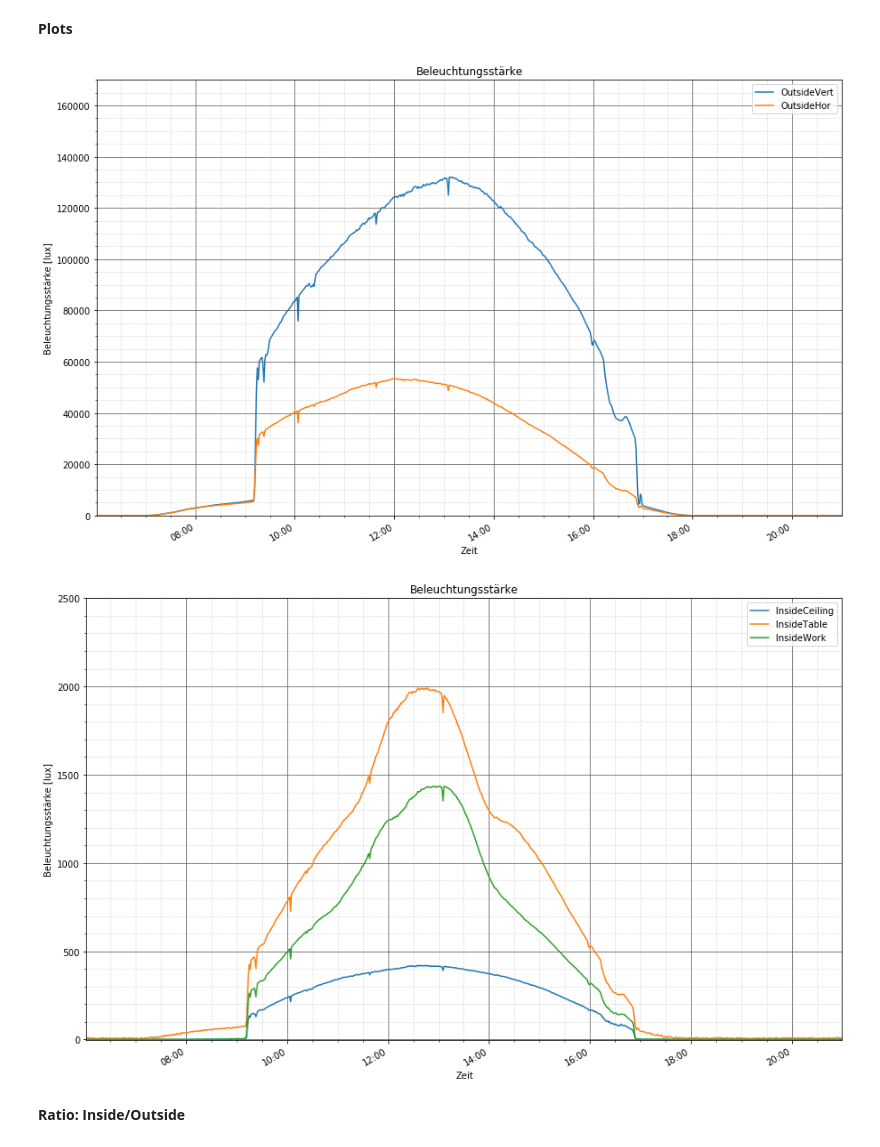
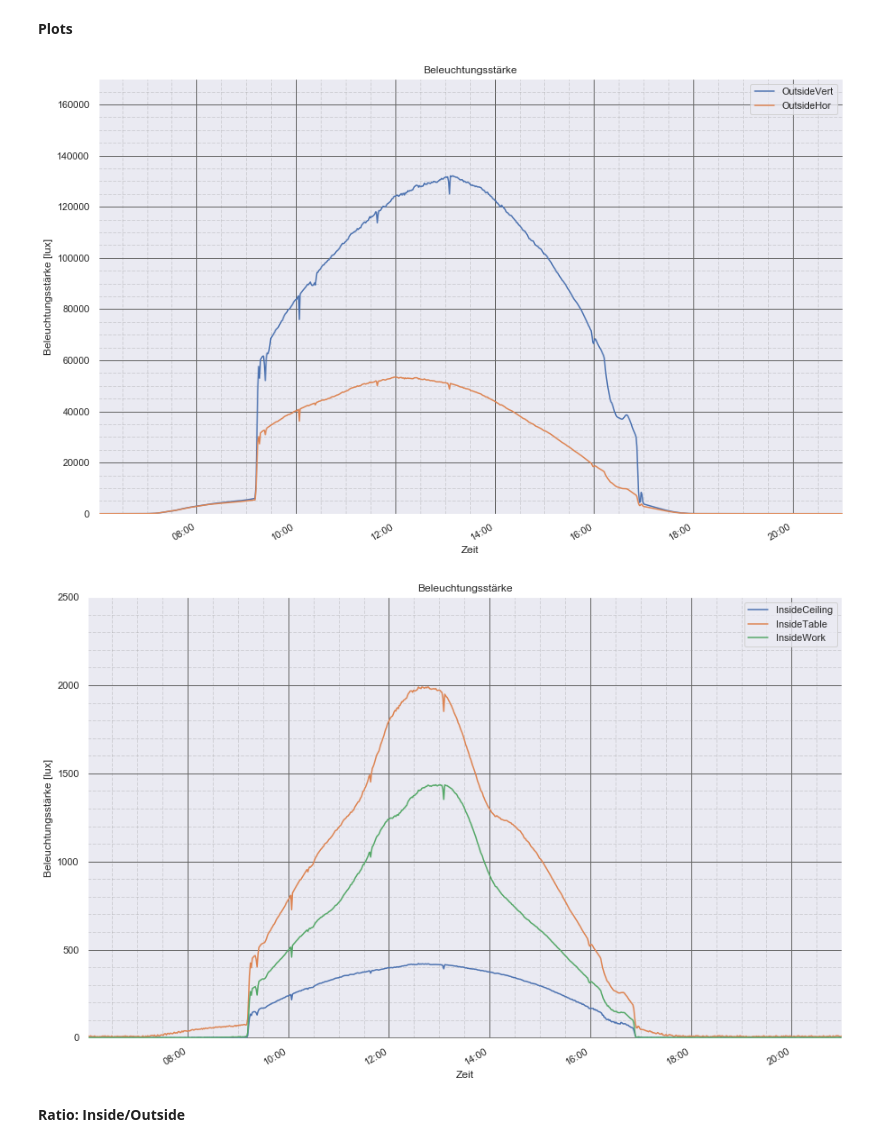
Before and after one commit to OliverZott/DataAnalysis_Almemo, a Jupyter notebook: Data_Almemo.ipynb, the cells around one changed output. Saved outputs shown, nothing was run; the diff lists cells and outputs as text; code cells hidden in the pictures.

```diff
--- a/Data_Almemo.ipynb
+++ b/Data_Almemo.ipynb
@@ -21,9 +21,15 @@ import pandas as pd
 import matplotlib.pyplot as plt
 from matplotlib.dates import DateFormatter
 import seaborn as sns
+sns.set()
 import datetime
 from datetime import datetime
 import glob
+
+
+from IPython.core.interactiveshell import InteractiveShell
+
+#InteractiveShell.ast_node_interactivity = "all"
 # %% [markdown]
 # I. Store all .txt files in one file
 
@@ -392,12 +421,12 @@ dtype: float64
 **Plots**
 # %%
 # plot outside (hor / vert)
-day_plt(pd.Timestamp(2019, 2, 15, 6), pd.Timestamp(2019, 2,15, 21), 170000, 'OutsideVert','OutsideHor')
+day_plt('2019-02-15 06:00:00','2019-02-15 21:00:00', 170000, 'OutsideVert','OutsideHor')
 # plot inside (work / table /ceiling)
-day_plt(pd.Timestamp(2019, 2, 15, 6), pd.Timestamp(2019, 2,15, 21), 2500, 'InsideCeiling','InsideTable', 'InsideWork')
+day_plt('2019-02-15 06:00:00','2019-02-15 21:00:00', 2500, 'InsideCeiling','InsideTable', 'InsideWork')
 # %% [output]
-[figure, old version]
+[figure, new version]
-[figure, old version]
+[figure, new version]
 # %% [markdown]
 **Ratio: Inside/Outside**
 # %%
```
Also changed, not shown: parts of 30 cells of this notebook, 1 other file.
